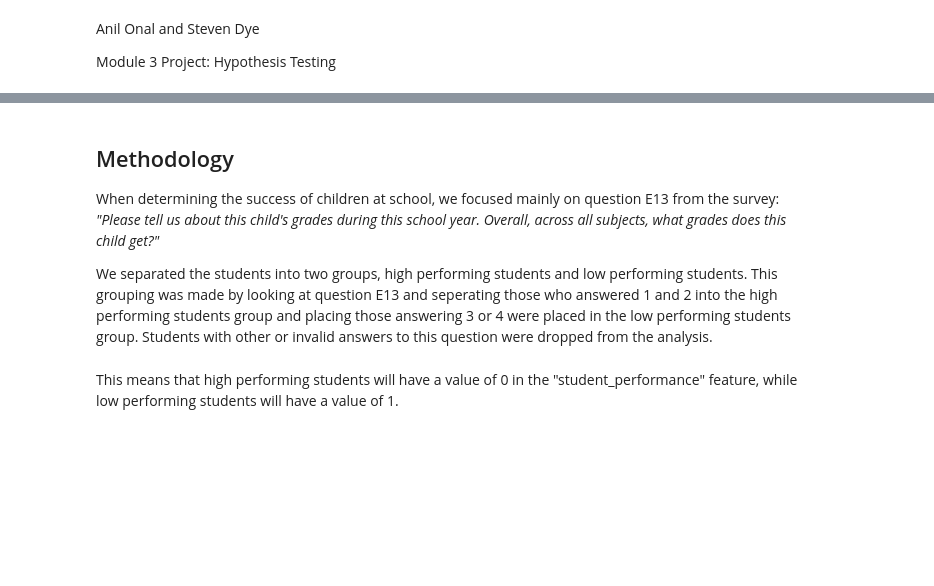
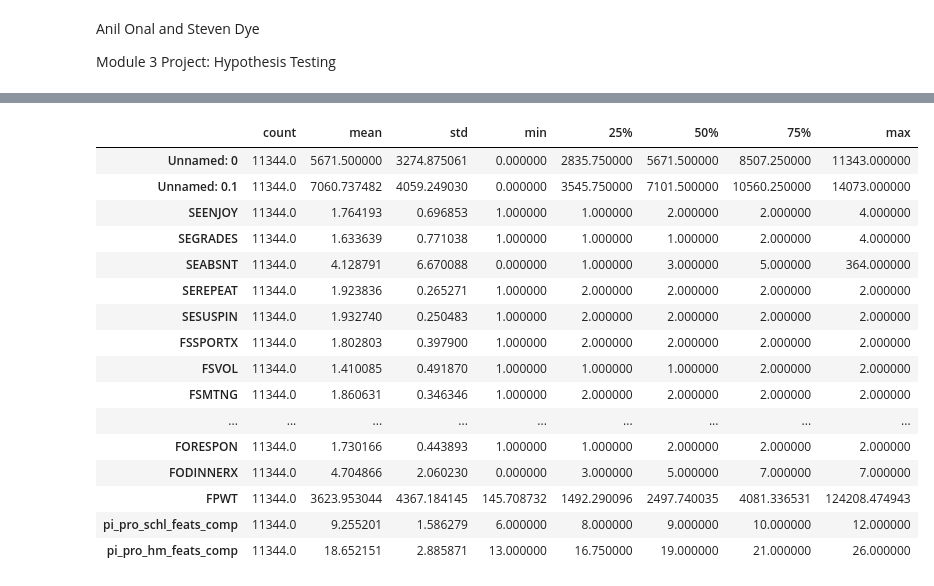
Before and after one commit to StevenDye/Parent-Involvement-in-Education-Hypothesis-Testing, a Jupyter notebook: Master_Notebook.ipynb, the cells around one changed output, grey strips where cells are left out. Cells and saved outputs as stored; diff of their text form; code cells hidden in the pictures; blank space fills up the shorter version.

```diff
--- a/Master_Notebook.ipynb
+++ b/Master_Notebook.ipynb
@@ -25,6 +18,0 @@ valid_grades_df['student_performance'] = valid_grades_df['SEGRADES'].apply(lambd
-# %% [markdown]
-## Methodology
-
-When determining the success of children at school, we focused mainly on question E13 from the survey: *"Please tell us about this child's grades during this school year. Overall, across all subjects, what grades does this child get?"*
-
-We separated the students into two groups, high performing students and low performing students. This grouping was made by looking at question E13 and seperating those who answered 1 and 2 into the high performing students group and placing those answering 3 or 4 were placed in the low performing students group. Students with other or invalid answers to this question were dropped from the analysis.
@@ -34,2 +18,0 @@ high_students_pi = valid_grades_df[valid_grades_df['student_performance']==0]['F
-# %% [markdown]
-This means that high performing students will have a value of 0 in the "student_performance" feature, while low performing students will have a value of 1.
@@ -35,0 +23,20 @@ This means that high performing students will have a value of 0 in the "student_
+# %%
+pi_df.describe().T
+# %% [output]
+|  | count | mean | std | min | 25% | 50% | 75% | max |
+| Unnamed: 0 | 11344.0 | 5671.500000 | 3274.875061 | 0.000000 | 2835.750000 | 5671.500000 | 8507.250000 | 11343.000000 |
+| Unnamed: 0.1 | 11344.0 | 7060.737482 | 4059.249030 | 0.000000 | 3545.750000 | 7101.500000 | 10560.250000 | 14073.000000 |
+| SEENJOY | 11344.0 | 1.764193 | 0.696853 | 1.000000 | 1.000000 | 2.000000 | 2.000000 | 4.000000 |
+| SEGRADES | 11344.0 | 1.633639 | 0.771038 | 1.000000 | 1.000000 | 1.000000 | 2.000000 | 4.000000 |
+| SEABSNT | 11344.0 | 4.128791 | 6.670088 | 0.000000 | 1.000000 | 3.000000 | 5.000000 | 364.000000 |
+| SEREPEAT | 11344.0 | 1.923836 | 0.265271 | 1.000000 | 2.000000 | 2.000000 | 2.000000 | 2.000000 |
+| SESUSPIN | 11344.0 | 1.932740 | 0.250483 | 1.000000 | 2.000000 | 2.000000 | 2.000000 | 2.000000 |
+| FSSPORTX | 11344.0 | 1.802803 | 0.397900 | 1.000000 | 2.000000 | 2.000000 | 2.000000 | 2.000000 |
+| FSVOL | 11344.0 | 1.410085 | 0.491870 | 1.000000 | 1.000000 | 1.000000 | 2.000000 | 2.000000 |
+| FSMTNG | 11344.0 | 1.860631 | 0.346346 | 1.000000 | 2.000000 | 2.000000 | 2.000000 | 2.000000 |
+| ... | ... | ... | ... | ... | ... | ... | ... | ... |
+| FORESPON | 11344.0 | 1.730166 | 0.443893 | 1.000000 | 1.000000 | 2.000000 | 2.000000 | 2.000000 |
+| FODINNERX | 11344.0 | 4.704866 | 2.060230 | 0.000000 | 3.000000 | 5.000000 | 7.000000 | 7.000000 |
+| FPWT | 11344.0 | 3623.953044 | 4367.184145 | 145.708732 | 1492.290096 | 2497.740035 | 4081.336531 | 124208.474943 |
+| pi_pro_schl_feats_comp | 11344.0 | 9.255201 | 1.586279 | 6.000000 | 8.000000 | 9.000000 | 10.000000 | 12.000000 |
+| pi_pro_hm_feats_comp | 11344.0 | 18.652151 | 2.885871 | 13.000000 | 16.750000 | 19.000000 | 21.000000 | 26.000000 |
```
Also changed, not shown: parts of 27 cells of this notebook, 1 other file.
